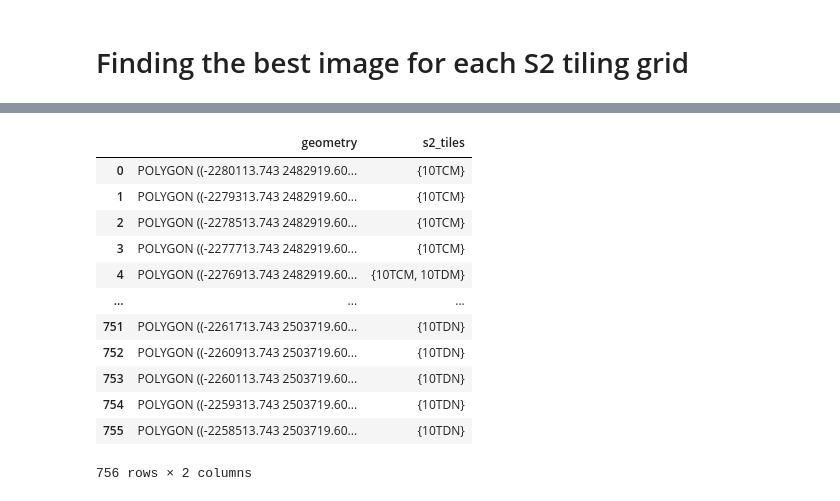
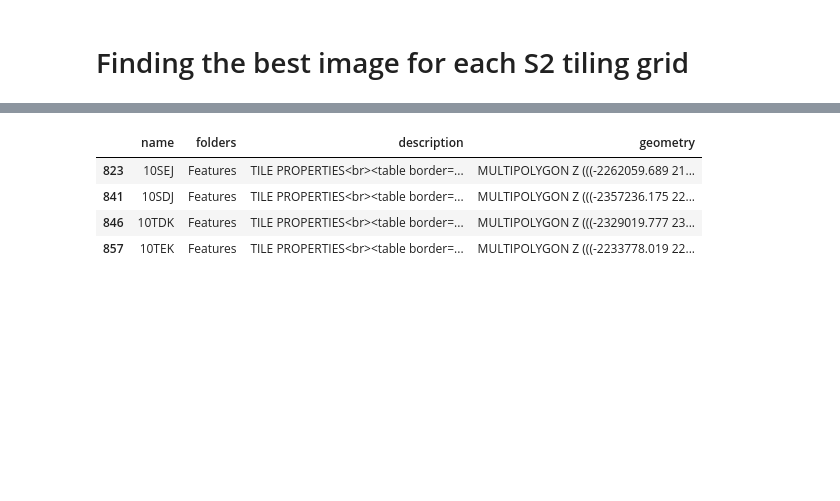
Before and after one commit to RolnickLab/geospatial-tools, a Jupyter notebook: notebooks/planetary_computer_sentinel2_exploration.ipynb, the cells around one changed output, grey strips where cells are left out. Cells and saved outputs as stored; diff of their text form; code cells hidden in the pictures; blank space fills up the shorter version.

```diff
--- a/notebooks/planetary_computer_sentinel2_exploration.ipynb
+++ b/notebooks/planetary_computer_sentinel2_exploration.ipynb
@@ -243 +315,3 @@ import geopandas as gpd
+# %%
+s2_tile_grid_subset_list = ["10TDK", "10TEK", "10SDJ", "10SEJ"]
 # %%
@@ -384,16 +383,0 @@ dtype: object
-# %%
-vector_tiles
-# %% [output]
-|  | geometry | s2_tiles |
-| 0 | POLYGON ((-2280113.743 2482919.60... | {10TCM} |
-| 1 | POLYGON ((-2279313.743 2482919.60... | {10TCM} |
-| 2 | POLYGON ((-2278513.743 2482919.60... | {10TCM} |
-| 3 | POLYGON ((-2277713.743 2482919.60... | {10TCM} |
-| 4 | POLYGON ((-2276913.743 2482919.60... | {10TCM, 10TDM} |
-| ... | ... | ... |
-| 751 | POLYGON ((-2261713.743 2503719.60... | {10TDN} |
-| 752 | POLYGON ((-2260913.743 2503719.60... | {10TDN} |
-| 753 | POLYGON ((-2260113.743 2503719.60... | {10TDN} |
-| 754 | POLYGON ((-2259313.743 2503719.60... | {10TDN} |
-| 755 | POLYGON ((-2258513.743 2503719.60... | {10TDN} |
-756 rows × 2 columns
@@ -401,0 +384,9 @@ import json
+# %%
+s2_grid_subset = s2_grid[s2_grid["name"].isin(s2_tile_grid_subset_list)]
+s2_grid_subset
+# %% [output]
+|  | name | folders | description | geometry |
+| 823 | 10SEJ | Features | TILE PROPERTIES<br><table border=... | MULTIPOLYGON Z (((-2262059.689 21... |
+| 841 | 10SDJ | Features | TILE PROPERTIES<br><table border=... | MULTIPOLYGON Z (((-2357236.175 22... |
+| 846 | 10TDK | Features | TILE PROPERTIES<br><table border=... | MULTIPOLYGON Z (((-2329019.777 23... |
+| 857 | 10TEK | Features | TILE PROPERTIES<br><table border=... | MULTIPOLYGON Z (((-2233778.019 22... |
```
Also changed, not shown: parts of 43 cells of this notebook.
